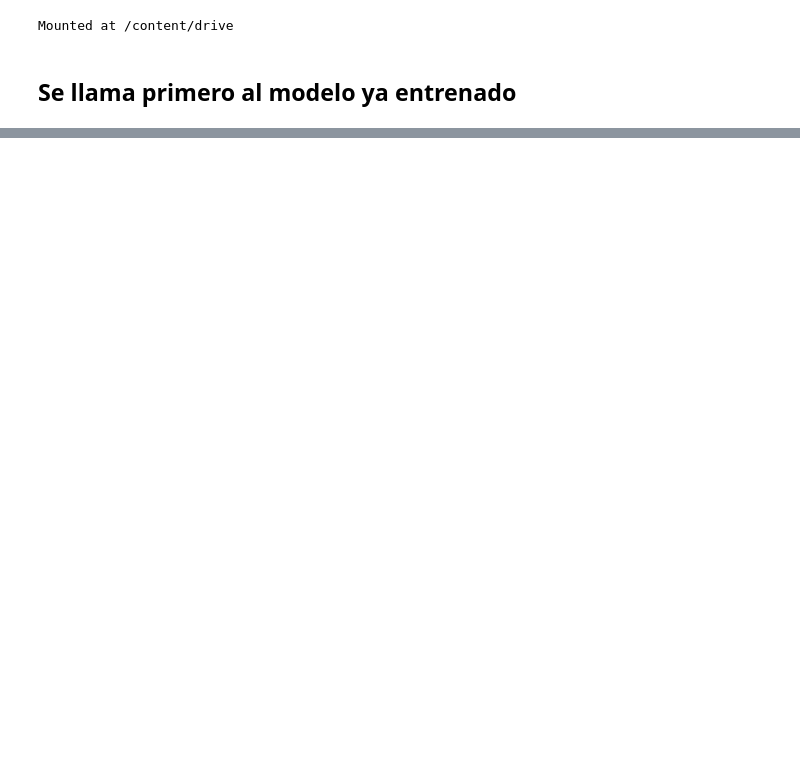
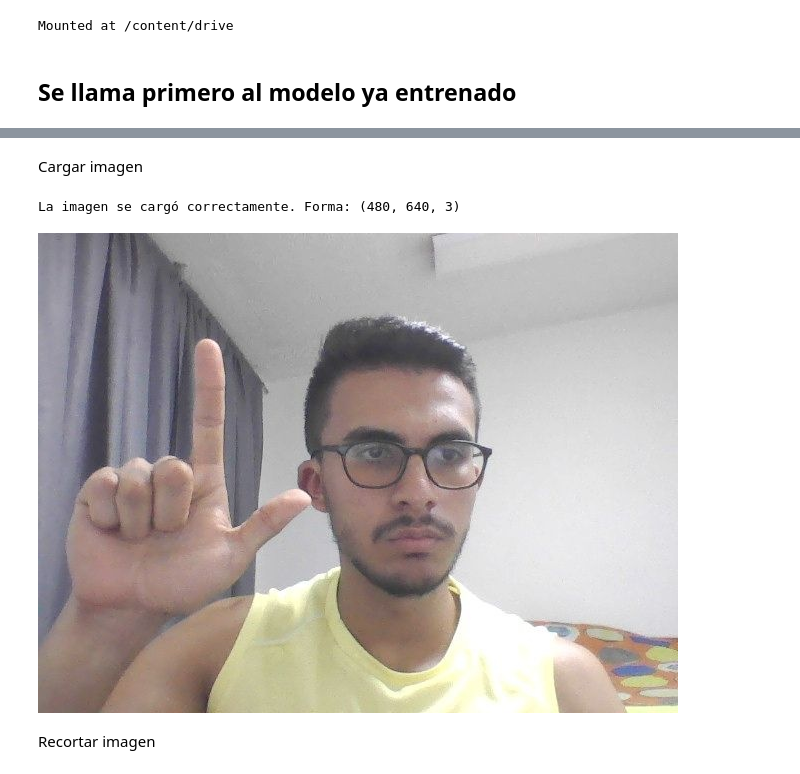
Before and after one commit to cristhiansito123/mai_hand, a Jupyter notebook: scripts/evaluation/evaluation_model.ipynb, the cells around one changed output, grey strips where cells are left out. Saved outputs shown, nothing was run; the diff lists cells and outputs as text; code cells hidden in the pictures; blank space fills up the shorter version.

```diff
--- a/scripts/evaluation/evaluation_model.ipynb
+++ b/scripts/evaluation/evaluation_model.ipynb
@@ -20,0 +119,25 @@ model = joblib.load(model_path)
+# %% [markdown]
+Cargar imagen
+# %%
+import csv
+import cv2
+from google.colab.patches import cv2_imshow
+
+  # Cargar la imagen
+imagen_path = 'photo.jpg'  # Ruta de la imagen
+
+imagen = cv2.imread(imagen_path)
+
+   # Verificar si la imagen se cargó correctamente
+
+if imagen is None:
+      print(f"No se pudo cargar la imagen en {imagen_path}")
+else:
+      print(f"La imagen se cargó correctamente. Forma: {imagen.shape}")
+
+cv2_imshow(imagen)
+# %% [output]
+La imagen se cargó correctamente. Forma: (480, 640, 3)
+[figure, added]
+# %% [markdown]
+Recortar imagen
```
Also changed, not shown: parts of 13 cells of this notebook.
